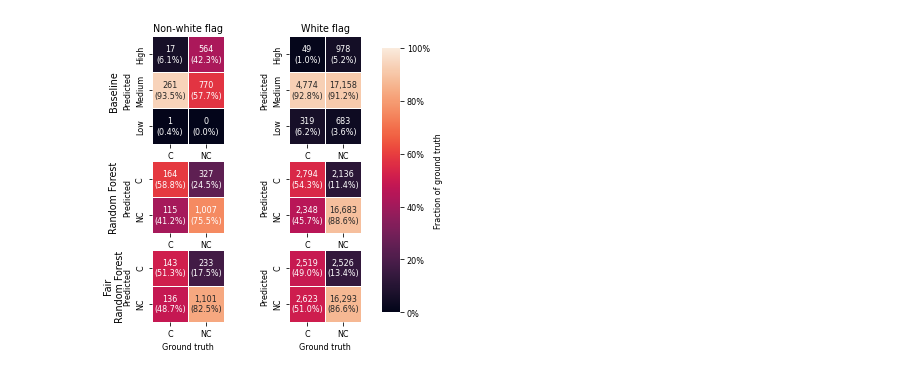
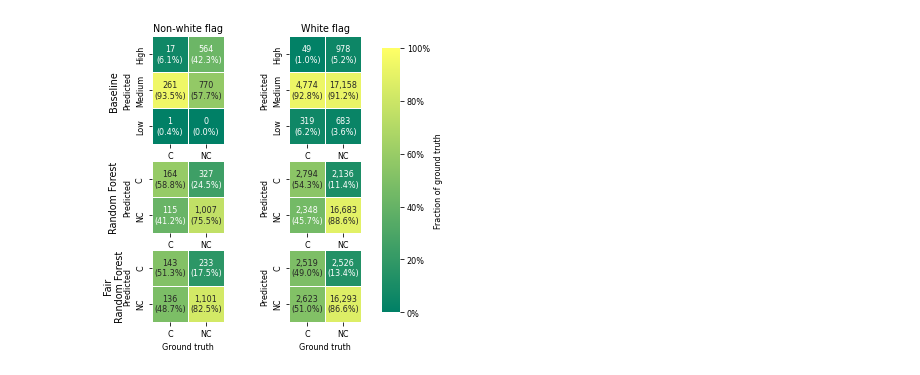
Before and after one commit to gerritjandebruin/cargo-ship-noncompliance-assessment, a Jupyter notebook: 06-confusion-matrix.ipynb, the cells around one changed output. Drawn from its saved outputs; the diff is of its cells as text; code cells hidden in the pictures.

Commit message:
💄 Change cmap of confusion matrix.

```diff
--- a/06-confusion-matrix.ipynb
+++ b/06-confusion-matrix.ipynb
@@ -24,32 +24,32 @@ with plt.rc_context({'font.size': 8}):
     cbar_ax = fig.add_axes([.85, .15, .05, .7])
 
     for row_idx, row in enumerate(models):
         for col_idx, col in enumerate(flags):
             ax = axs[row_idx,col_idx]
             if row == 'Baseline':
                 data = df.loc[lambda x: (x['Model'] == row) & (x['Flag'] == col)].pivot('Predicted', 'Ground truth', 'Number').loc[three_cat_labels, two_cat_labels]
             else:
                 data = df.loc[lambda x: (x['Model'] == row) & (x['Flag'] == col)].pivot('Predicted', 'Ground truth', 'Number').loc[two_cat_labels, two_cat_labels]
             fractions = (data / data.sum(0)).round(3)
             if row == 'Baseline':
                 annot = np.array([[f'{data.iloc[i,j]:,}\n({fractions.iloc[i,j]:.1%})' for j in (0,1)] for i in (0,1,2)])
             else:
                 annot = np.array([[f'{data.iloc[i,j]:,}\n({fractions.iloc[i,j]:.1%})' for j in (0,1)] for i in (0,1)])
 
             cbar = ((row_idx == 0) and (col_idx == 0))
             cbar_kws = {'label': 'Fraction of ground truth', 'format': PercentFormatter()}
-            sns.heatmap(data=100*fractions, ax=ax, annot=annot, cmap='rocket', fmt='', square=True, linewidth=.5, cbar=cbar, cbar_ax=cbar_ax, cbar_kws=cbar_kws, vmin=0, vmax=100)
+            sns.heatmap(data=100*fractions, ax=ax, annot=annot, cmap='summer', fmt='', square=True, linewidth=.5, cbar=cbar, cbar_ax=cbar_ax, cbar_kws=cbar_kws, vmin=0, vmax=100)
             if row_idx == 0:
                 ax.annotate(f"{col} flag", xy=(.5, 1), xytext=(0, 5), xycoords='axes fraction', textcoords='offset points', ha='center', va='baseline', size='large')
             if col_idx == 0:
                 if row == "Fair Random Forest":
                     ax.annotate("Fair\nRandom Forest", xy=(0, .5), xytext=(-ax.yaxis.labelpad - 5, 0), xycoords=ax.yaxis.label, textcoords='offset points', size='large', ha='center', va='center', rotation=90)
                 elif row == "Random Forest":
                     ax.annotate("Random Forest", xy=(0, .5), xytext=(-ax.yaxis.labelpad - 5, 0), xycoords=ax.yaxis.label, textcoords='offset points', size='large', ha='center', va='center', rotation=90)
                 elif row == "Baseline":
                     ax.annotate("Baseline", xy=(0, .5), xytext=(-ax.yaxis.labelpad - 5, 0), xycoords=ax.yaxis.label, textcoords='offset points', size='large', ha='center', va='center', rotation=90)
 
     # fig.subplots_adjust(hspace=.5, wspace=.1)
     plt.savefig('fig/confusion_matrix.pdf', bbox_inches='tight')
 # %% [output]
-[figure, old version]
+[figure, new version]
```
Also changed, not shown: 1 other file.
